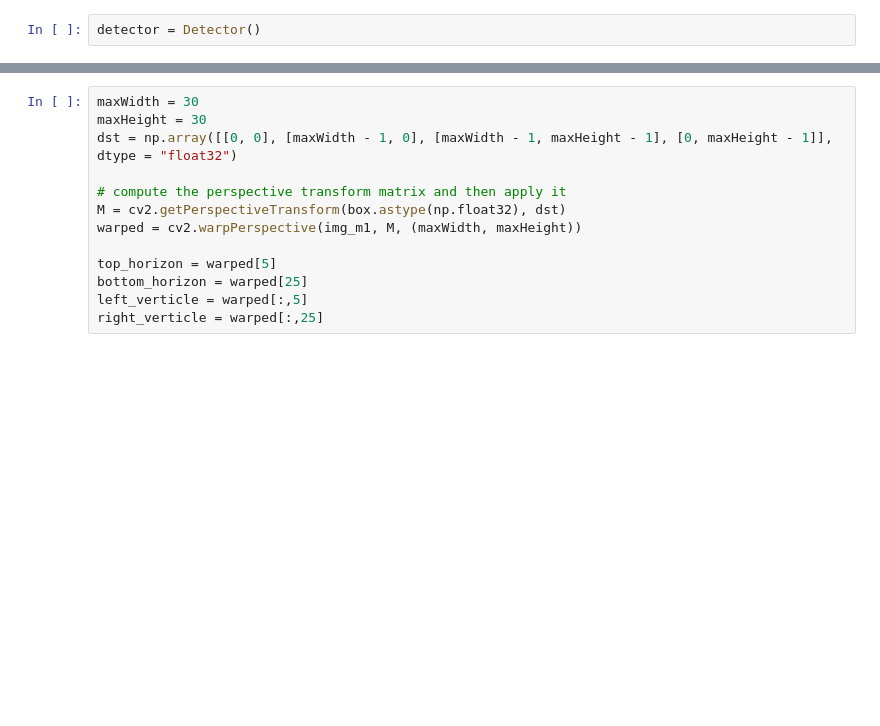
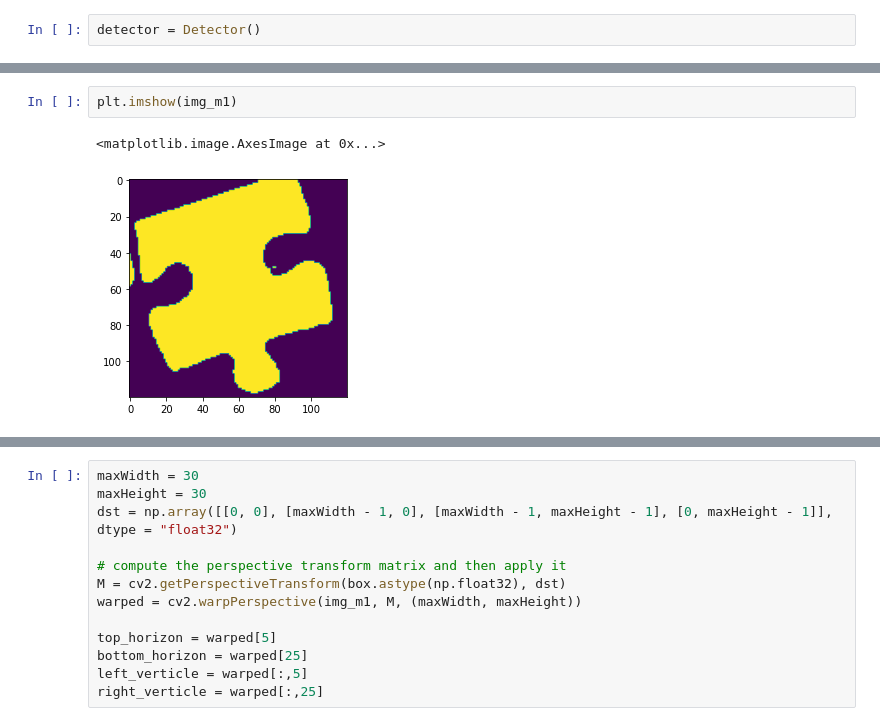
Before and after one commit to ME-134/PuzzleBot, a Jupyter notebook: vision/Piece Box.ipynb, the cells around one changed output, grey strips where cells are left out. Saved outputs shown, nothing was run; the diff lists cells and outputs as text; blank space fills up the shorter version.

```diff
--- a/vision/Piece Box.ipynb
+++ b/vision/Piece Box.ipynb
@@ -29,0 +36,5 @@ plt.show()
+# %%
+plt.imshow(img_m1)
+# %% [output]
+<matplotlib.image.AxesImage at 0x...>
+[figure, added]
```
Also changed, not shown: parts of 9 cells of this notebook, 9 other files.
